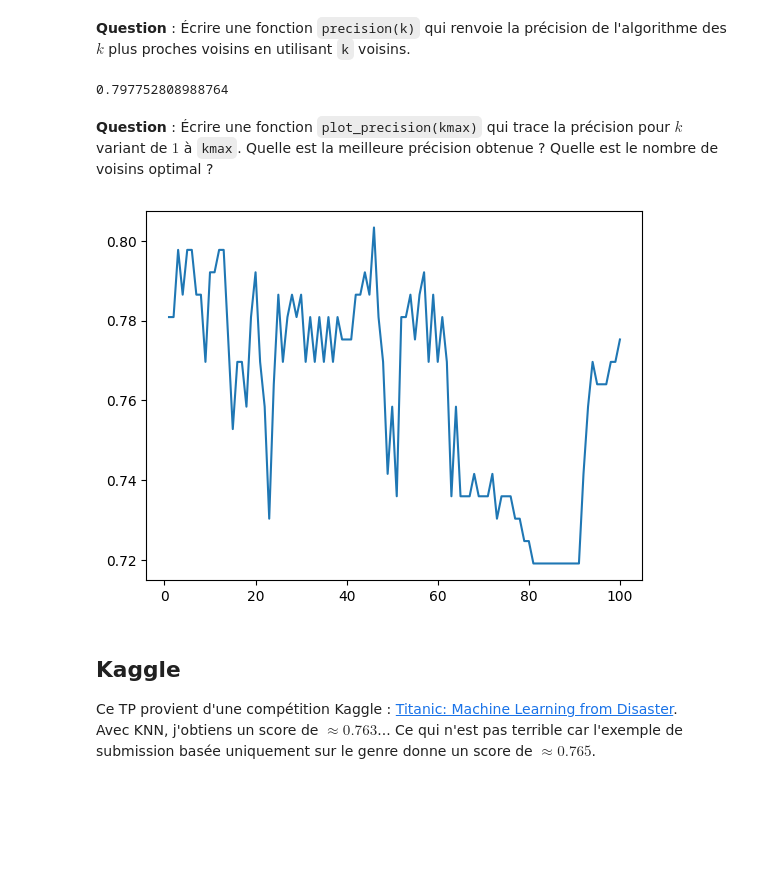
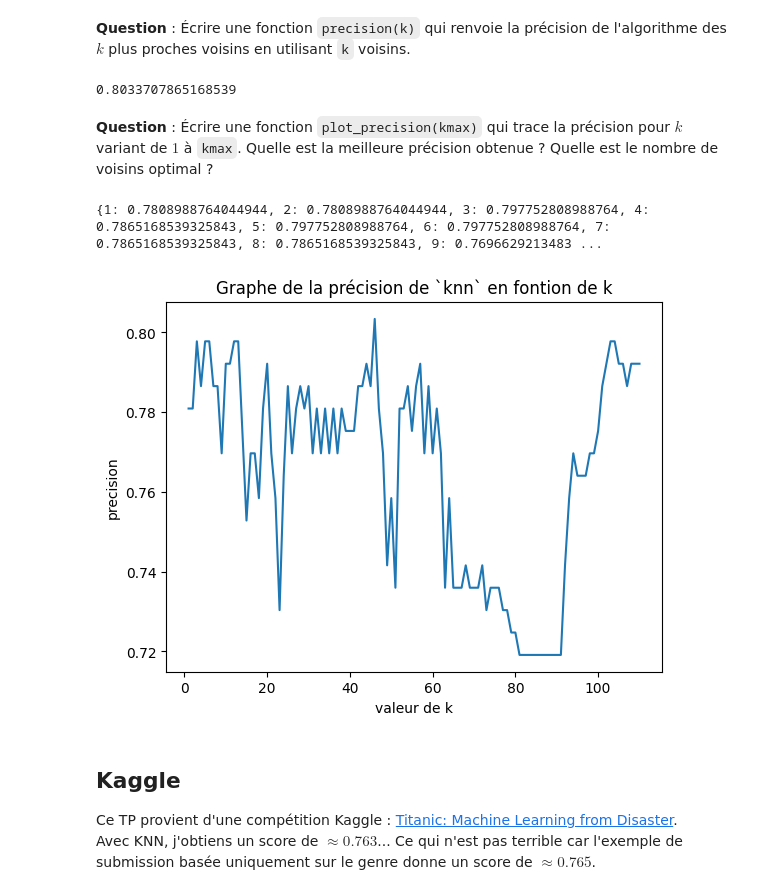
Before and after one commit to arsnm/info_mp, a Jupyter notebook: infoTC/tp/tp06-titanic/tp06-titanic.ipynb, the cells around one changed output. Saved outputs shown, nothing was run; the diff lists cells and outputs as text; code cells hidden in the pictures; blank space fills up the shorter version.

```diff
--- a/infoTC/tp/tp06-titanic/tp06-titanic.ipynb
+++ b/infoTC/tp/tp06-titanic/tp06-titanic.ipynb
@@ -276,25 +281,46 @@ def precision(k):
             compteur += 1
     return compteur / len(test)
 # %%
-precision(3)
+precision(46)
 # %% [output]
-0.797752808988764
+0.8033707865168539
 # %% [markdown]
 **Question** : Écrire une fonction `plot_precision(kmax)` qui trace la précision pour $k$ variant de $1$ à `kmax`. Quelle est la meilleure précision obtenue ? Quelle est le nombre de voisins optimal ?
+# %%
+cache = {}
+# %%
+print(cache)
+# %% [output]
+{1: 0.7808988764044944, 2: 0.7808988764044944, 3: 0.797752808988764, 4: 0.7865168539325843, 5: 0.797752808988764, 6: 0.797752808988764, 7: 0.7865168539325843, 8: 0.7865168539325843, 9: 0.7696629213483 ...
 # %%
 import matplotlib.pyplot as plt
 
 def plot_precision(kmax):
     k_values = list(range(1, kmax + 1))
     precision_values = [precision(i) for i in k_values]
     fig = plt.figure()
     ax = fig.add_subplot(1, 1, 1)
     ax.plot(k_values, precision_values)
+    ax.set(xlabel = "valeur de k" , ylabel = "precision", title = "Graphe de la précision de `knn` en fontion de k")
     plt.show()
 
-plot_precision(100)
+def plot_precision_f(kmax):
+    k_values = list(range(1, kmax + 1))
+    precision_values = []
+    for i in k_values:
+        if i not in cache:
+            cache[i] = precision(i)
+        precision_values.append(cache[i])
+    fig = plt.figure()
+    ax = fig.add_subplot(1, 1, 1)
+    ax.plot(k_values, precision_values)
+    ax.set(xlabel = "valeur de k" , ylabel = "precision", title = "Graphe de la précision de knn en fontion de k")
+    plt.show()
+
+
+plot_precision_f(110)
 # %% [output]
-[figure, old version]
+[figure, new version]
 # %% [markdown]
 ## Kaggle
 
```
Also changed, not shown: parts of 5 cells of this notebook, 28 other files.
